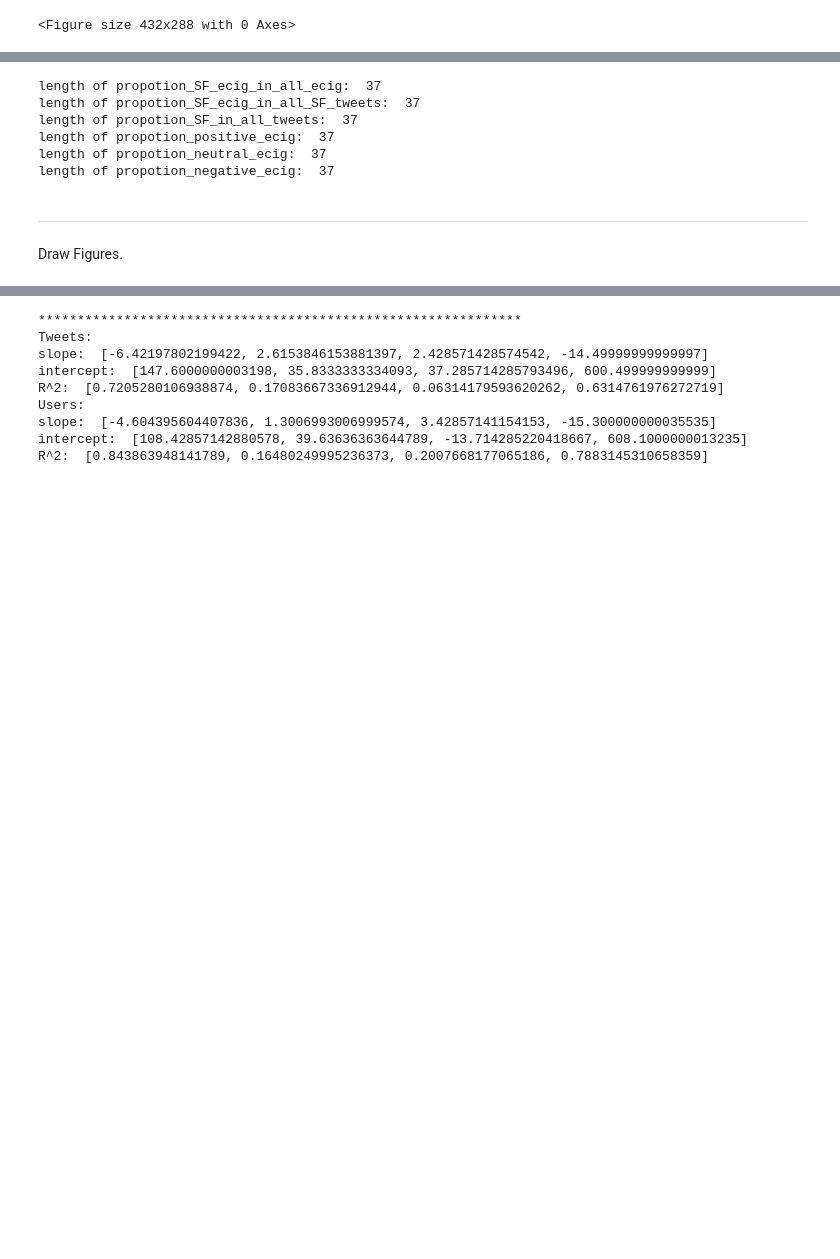
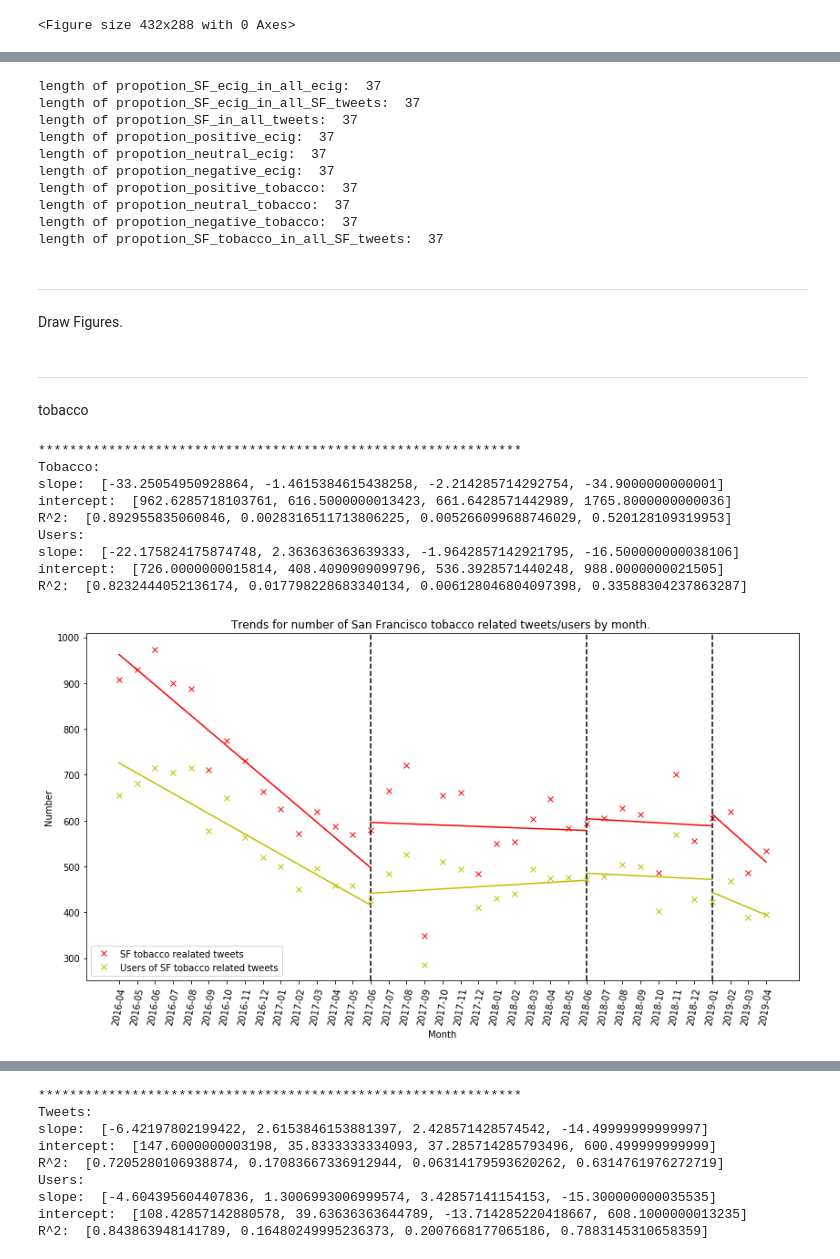
Before and after one commit to meettyj/Tobacco-on-Twitter, a Jupyter notebook: juliana/figures/figure_SF_regression_3years.ipynb, the cells around one changed output, grey strips where cells are left out. Saved outputs shown, nothing was run; the diff lists cells and outputs as text; code cells hidden in the pictures; blank space fills up the shorter version.

```diff
--- a/juliana/figures/figure_SF_regression_3years.ipynb
+++ b/juliana/figures/figure_SF_regression_3years.ipynb
@@ -165,6 +192,10 @@ propotion_SF_in_all_tweets = []
 propotion_positive_ecig = []
 propotion_neutral_ecig = []
 propotion_negative_ecig = []
+propotion_positive_tobacco = []
+propotion_neutral_tobacco = []
+propotion_negative_tobacco = []
+propotion_SF_tobacco_in_all_SF_tweets = []
 
 # propotion of SF e-cig tweets in all e-cig tweets.
 for i in range(37):
@@ -196,6 +227,24 @@ print('length of propotion_neutral_ecig: ', len(propotion_neutral_ecig))
 for i in range(37):
     propotion_negative_ecig.append((vader_negative_total[i]/SF_allECigarette_total[i])*100)
 print('length of propotion_negative_ecig: ', len(propotion_negative_ecig))
+
+# ---------------------- Tobacco ----------------------
+for i in range(37):
+    propotion_positive_tobacco.append((sentiment_tobacco_positive[i]/SF_tobacco[i])*100)
+print('length of propotion_positive_tobacco: ', len(propotion_positive_tobacco))
+
+for i in range(37):
+    propotion_neutral_tobacco.append((sentiment_tobacco_neutral[i]/SF_tobacco[i])*100)
+print('length of propotion_neutral_tobacco: ', len(propotion_neutral_tobacco))
+
+for i in range(37):
+    propotion_negative_tobacco.append((sentiment_tobacco_negative[i]/SF_tobacco[i])*100)
+print('length of propotion_negative_tobacco: ', len(propotion_negative_tobacco))
+
+# propotion of SF e-cig tweets in all SF tweets.
+for i in range(37):
+    propotion_SF_tobacco_in_all_SF_tweets.append((SF_tobacco[i]/allSF_total[i])*100)
+print('length of propotion_SF_tobacco_in_all_SF_tweets: ', len(propotion_SF_tobacco_in_all_SF_tweets))
 # %% [output]
 length of propotion_SF_ecig_in_all_ecig:  37
 length of propotion_SF_ecig_in_all_SF_tweets:  37
@@ -203,6 +252,10 @@ length of propotion_SF_in_all_tweets:  37
 length of propotion_positive_ecig:  37
 length of propotion_neutral_ecig:  37
 length of propotion_negative_ecig:  37
+length of propotion_positive_tobacco:  37
+length of propotion_neutral_tobacco:  37
+length of propotion_negative_tobacco:  37
+length of propotion_SF_tobacco_in_all_SF_tweets:  37
 # %% [markdown]
 ---------------------------------
 Draw Figures.
@@ -283,3 +336,56 @@ def drawRegressionLine_four_section(y, color):
     print('slope: ', [A_section_1, A_section_2, A_section_3, A_section_4])
     print('intercept: ', [B_section_1, B_section_2, B_section_3, B_section_4])
     print('R^2: ', [r_squared_1, r_squared_2, r_squared_3, r_squared_4])
+# %% [markdown]
+-------------------------------------------------------
+tobacco
+# %%
+x = ['2016-04','2016-05','2016-06','2016-07','2016-08','2016-09','2016-10','2016-11','2016-12','2017-01','2017-02', '2017-03','2017-04','2017-05','2017-06','2017-07','2017-08','2017-09','2017-10','2017-11','2017-12',
+    '2018-01', '2018-02', '2018-03', '2018-04', '2018-05', '2018-06', '2018-07', '2018-08', '2018-09', '2018-10', '2018-11', '2018-12',
+    '2019-01', '2019-02', '2019-03', '2019-04' ]
+
+plt.figure(figsize=(14,7))
+
+
+# print(x)
+# itemNum = len(x)
+# print(itemNum)
+
+
+plt.plot(x, SF_tobacco, 'rx', label='SF tobacco realated tweets')
+plt.plot(x, users_SF_tobacco, 'yx', label='Users of SF tobacco related tweets')
+# plt.plot(x, average_num_per_persion_tweets_SF_ecig, 'm-', label='not first person')
+plt.legend()
+# plt.vlines(6, 0, 1, colors = "black", linestyles = "dashed")
+plt.axvline(14, hold=None,color='black',linestyle="--")
+# plt.annotate(s = 'Proposal', xy=(4,0.1))
+plt.axvline(26, hold=None,color='black',linestyle="--")
+# plt.annotate(s = 'Approved', xy=(16,0.1))
+plt.axvline(33, hold=None,color='black',linestyle="--")
+# plt.annotate(s = 'Enforcement ', xy=(23,0.1))
+
+print('**************************************************************')
+print('Tobacco: ')
+drawRegressionLine_four_section(SF_tobacco, color='r')
+print('Users: ')
+drawRegressionLine_four_section(users_SF_tobacco, color='y')
+
+
+plt.xticks(rotation=80)
+plt.xlabel('Month')
+plt.ylabel('Number')
+#  Y-axis represents the number of corresponding tweets within each month.
+plt.title('Trends for number of San Francisco tobacco related tweets/users by month. ')
+# plt.figure(figsize=(40,1))
+plt.show()
+# %% [output]
+**************************************************************
+Tobacco:
+slope:  [-33.25054950928864, -1.4615384615438258, -2.214285714292754, -34.9000000000001]
+intercept:  [962.6285718103761, 616.5000000013423, 661.6428571442989, 1765.8000000000036]
+R^2:  [0.892955835060846, 0.0028316511713806225, 0.005266099688746029, 0.520128109319953]
+Users:
+slope:  [-22.175824175874748, 2.363636363639333, -1.9642857142921795, -16.500000000038106]
+intercept:  [726.0000000015814, 408.4090909099796, 536.3928571440248, 988.0000000021505]
+R^2:  [0.8232444052136174, 0.017798228683340134, 0.006128046804097398, 0.33588304237863287]
+[figure, added]
```
Also changed, not shown: parts of 7 cells of this notebook, 11 other files.
